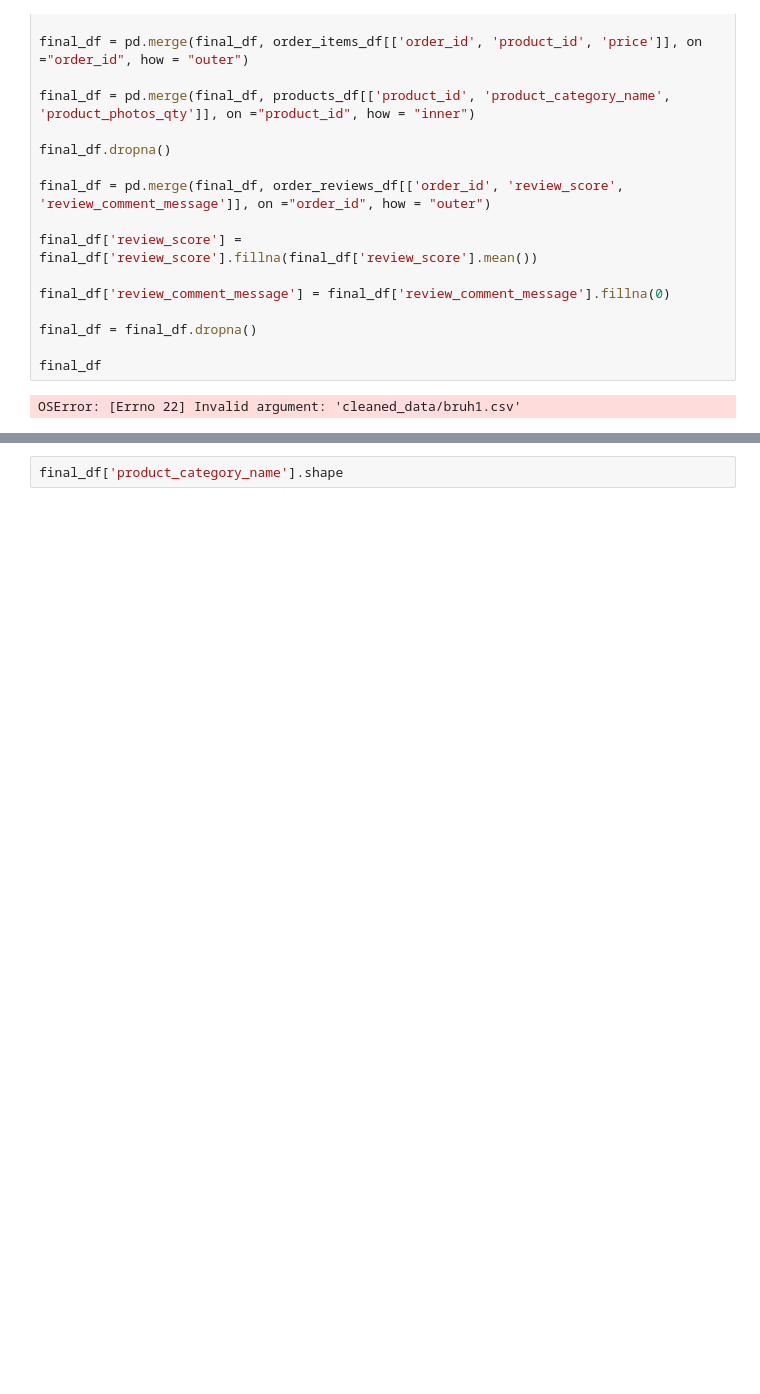
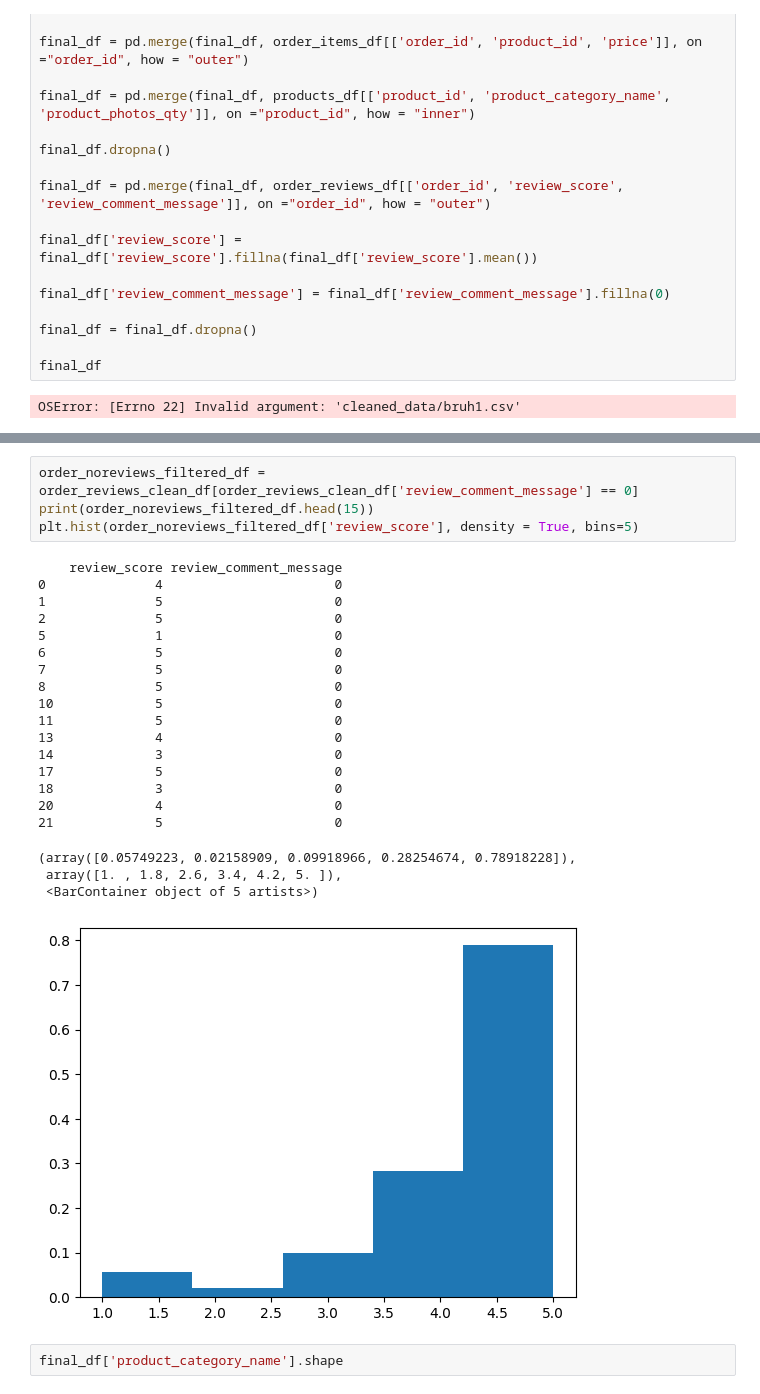
Before and after one commit to jasonhu03/datathon, a Jupyter notebook: datathon.ipynb, the cells around one changed output, grey strips where cells are left out. Saved outputs shown, nothing was run; the diff lists cells and outputs as text; blank space fills up the shorter version.

```diff
--- a/datathon.ipynb
+++ b/datathon.ipynb
@@ -186,3 +182,28 @@ AttributeError: Rectangle.set() got an unexpected keyword argument 'column'
+# %%
+order_noreviews_filtered_df = order_reviews_clean_df[order_reviews_clean_df['review_comment_message'] == 0]
+print(order_noreviews_filtered_df.head(15))
+plt.hist(order_noreviews_filtered_df['review_score'], density = True, bins=5)
+# %% [output]
+    review_score review_comment_message
+0              4                      0
+1              5                      0
+2              5                      0
+5              1                      0
+6              5                      0
+7              5                      0
+8              5                      0
+10             5                      0
+11             5                      0
+13             4                      0
+14             3                      0
+17             5                      0
+18             3                      0
+20             4                      0
+21             5                      0
+(array([0.05749223, 0.02158909, 0.09918966, 0.28254674, 0.78918228]),
+ array([1. , 1.8, 2.6, 3.4, 4.2, 5. ]),
+ <BarContainer object of 5 artists>)
+[figure, added]
 # %%
 final_df['product_category_name'].shape
 # %% [output]
```
Also changed, not shown: parts of 1 cell of this notebook.
